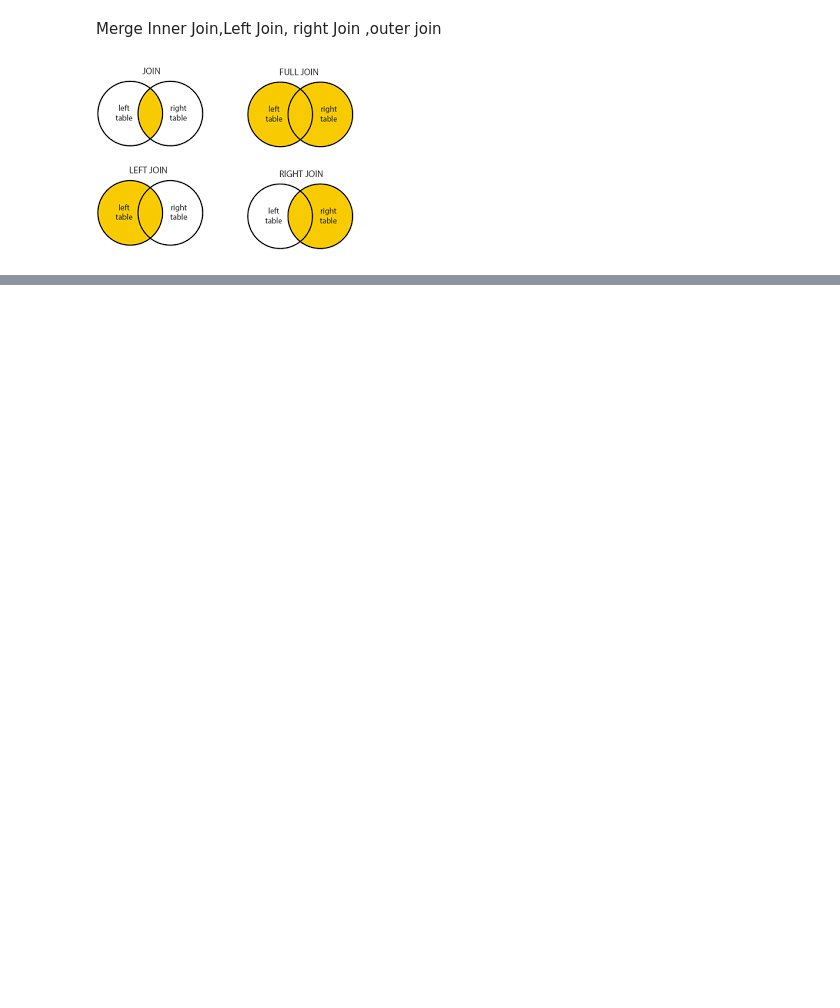
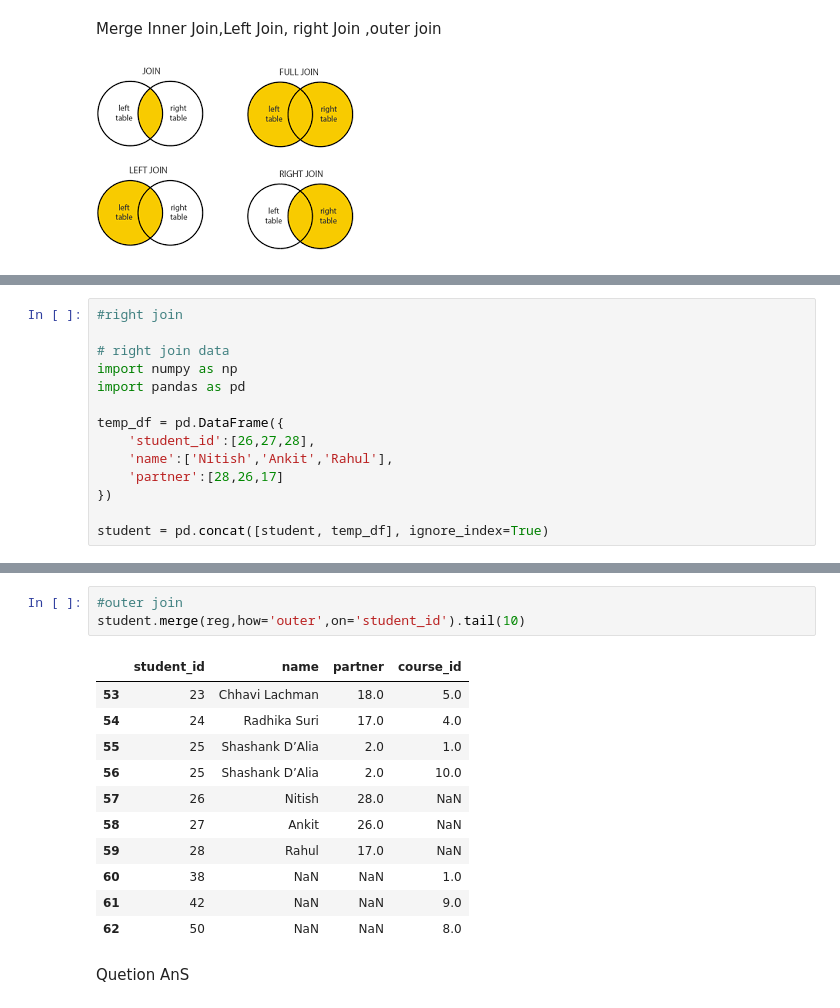
Before and after one commit to rushipatil1808/Python_Libraries, a Jupyter notebook: Pandas/Merg_Join_Concate.ipynb, the cells around one changed output, grey strips where cells are left out. Drawn from its saved outputs; the diff is of its cells as text; blank space fills up the shorter version.

```diff
--- a/Pandas/Merg_Join_Concate.ipynb
+++ b/Pandas/Merg_Join_Concate.ipynb
@@ -87,0 +87,14 @@ student.merge(reg,how='inner',on='student_id')
+# %%
+#right join
+
+# right join data
+import numpy as np
+import pandas as pd
+
+temp_df = pd.DataFrame({
+    'student_id':[26,27,28],
+    'name':['Nitish','Ankit','Rahul'],
+    'partner':[28,26,17]
+})
+
+student = pd.concat([student, temp_df], ignore_index=True)
@@ -87,0 +120,17 @@ student.merge(reg,how='inner',on='student_id')
+# %%
+#outer join
+student.merge(reg,how='outer',on='student_id').tail(10)
+# %% [output]
+|  | student_id | name | partner | course_id |
+| 53 | 23 | Chhavi Lachman | 18.0 | 5.0 |
+| 54 | 24 | Radhika Suri | 17.0 | 4.0 |
+| 55 | 25 | Shashank D’Alia | 2.0 | 1.0 |
+| 56 | 25 | Shashank D’Alia | 2.0 | 10.0 |
+| 57 | 26 | Nitish | 28.0 | NaN |
+| 58 | 27 | Ankit | 26.0 | NaN |
+| 59 | 28 | Rahul | 17.0 | NaN |
+| 60 | 38 | NaN | NaN | 1.0 |
+| 61 | 42 | NaN | NaN | 9.0 |
+| 62 | 50 | NaN | NaN | 8.0 |
+# %% [markdown]
+Quetion AnS
```
Also changed, not shown: parts of 5 cells of this notebook.
